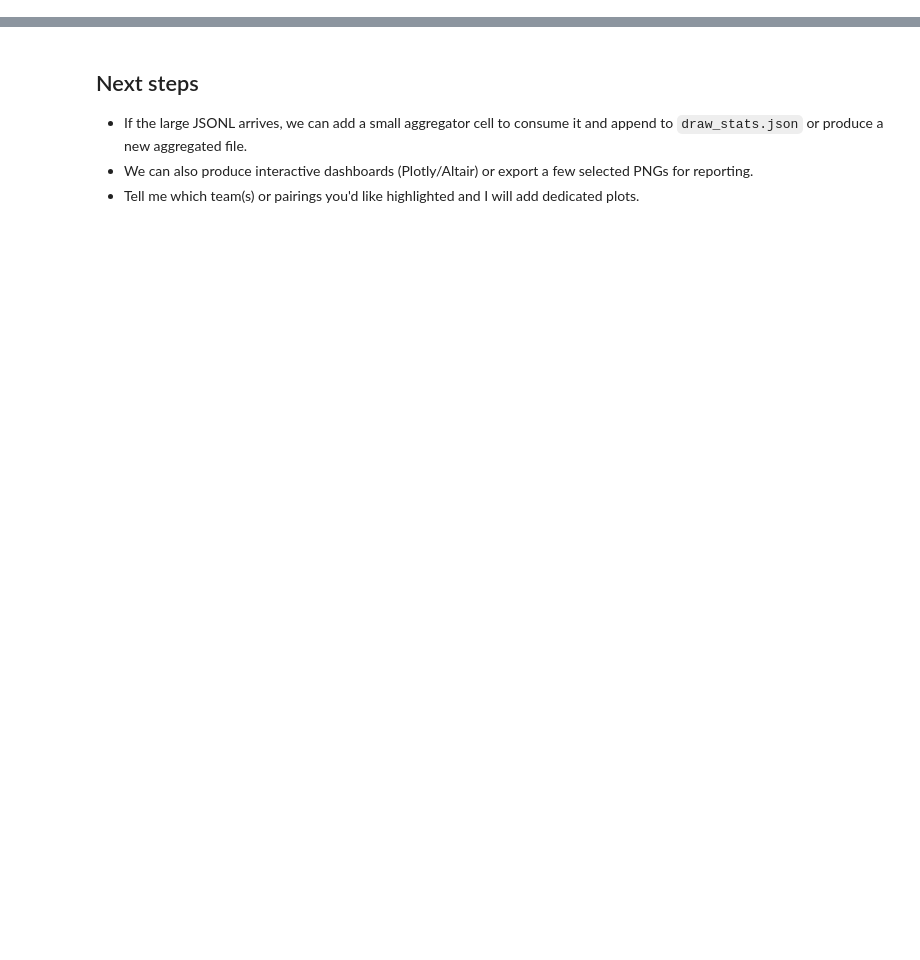
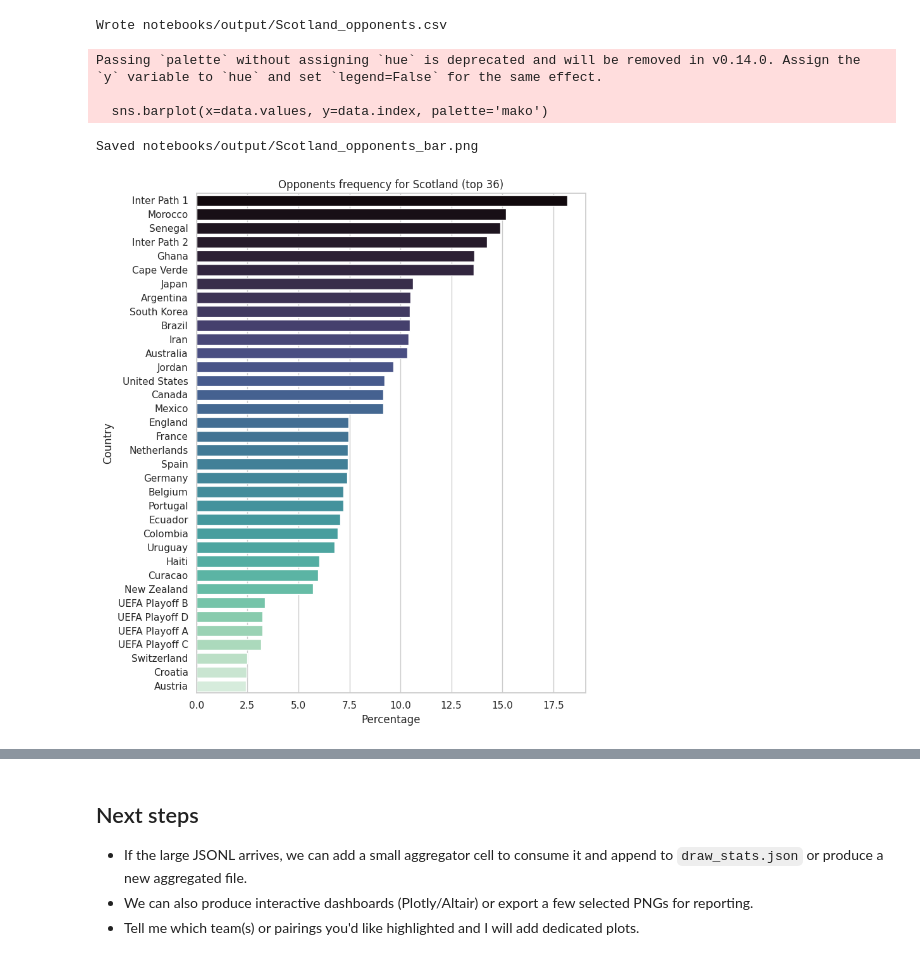
Before and after one commit to neil-aitken/wc-draw, a Jupyter notebook: notebooks/draw_analysis.ipynb, the cells around one changed output, grey strips where cells are left out. Saved outputs shown, nothing was run; the diff lists cells and outputs as text; code cells hidden in the pictures; blank space fills up the shorter version.

```diff
--- a/notebooks/draw_analysis.ipynb
+++ b/notebooks/draw_analysis.ipynb
@@ -90,0 +70,37 @@ tops.head(10)
+# %%
+# Scotland opponents: CSV and bar chart
+team = "Scotland"
+if team not in pair_df.index:
+    raise ValueError(f"{team} not found in pair_df")
+scot = pair_df.loc[team].sort_values(ascending=False)
+# Keep only non-zero entries for clarity
+scot_nonzero = scot[scot > 0]
+if scot_nonzero.empty:
+    print("No recorded opponents for", team)
+else:
+    # Save CSV of opponents (opponent, pct)
+    scot_out = out_dir / f"{team.replace(' ', '_')}_opponents.csv"
+    df = scot_nonzero.reset_index()
+    df.columns = ["opponent", "pct"]
+    df.to_csv(scot_out, index=False)
+    print("Wrote", scot_out)
+    # Plot top-N opponents (default top 20)
+    topn = 48
+    data = scot_nonzero.head(topn)
+    plt.figure(figsize=(8, max(4, 0.25 * len(data))))
+    sns.barplot(x=data.values, y=data.index, palette="mako")
+    plt.xlabel("Percentage")
+    plt.ylabel("Country")
+    plt.title(f"Opponents frequency for {team} (top {min(topn, len(data))})")
+    plt.tight_layout()
+    out_file = out_dir / f"{team.replace(' ', '_')}_opponents_bar.png"
+    plt.savefig(out_file, dpi=150)
+    print("Saved", out_file)
+    plt.show()
+# %% [output]
+Wrote notebooks/output/Scotland_opponents.csv
+Passing `palette` without assigning `hue` is deprecated and will be removed in v0.14.0. Assign the `y` variable to `hue` and set `legend=False` for the same effect.
+
+  sns.barplot(x=data.values, y=data.index, palette='mako')
+Saved notebooks/output/Scotland_opponents_bar.png
+[figure, added]
```
Also changed, not shown: parts of 8 cells of this notebook, 9 other files.
